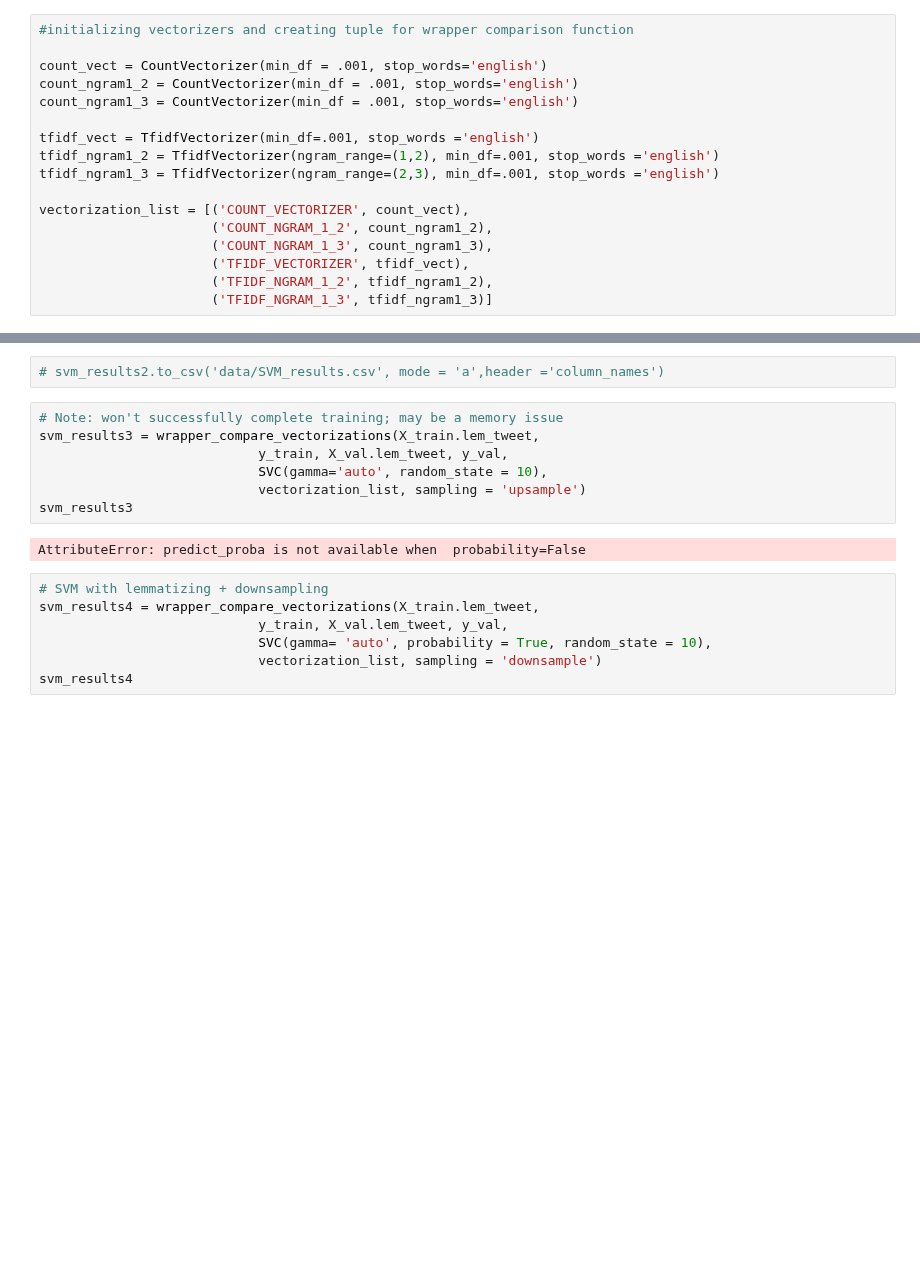
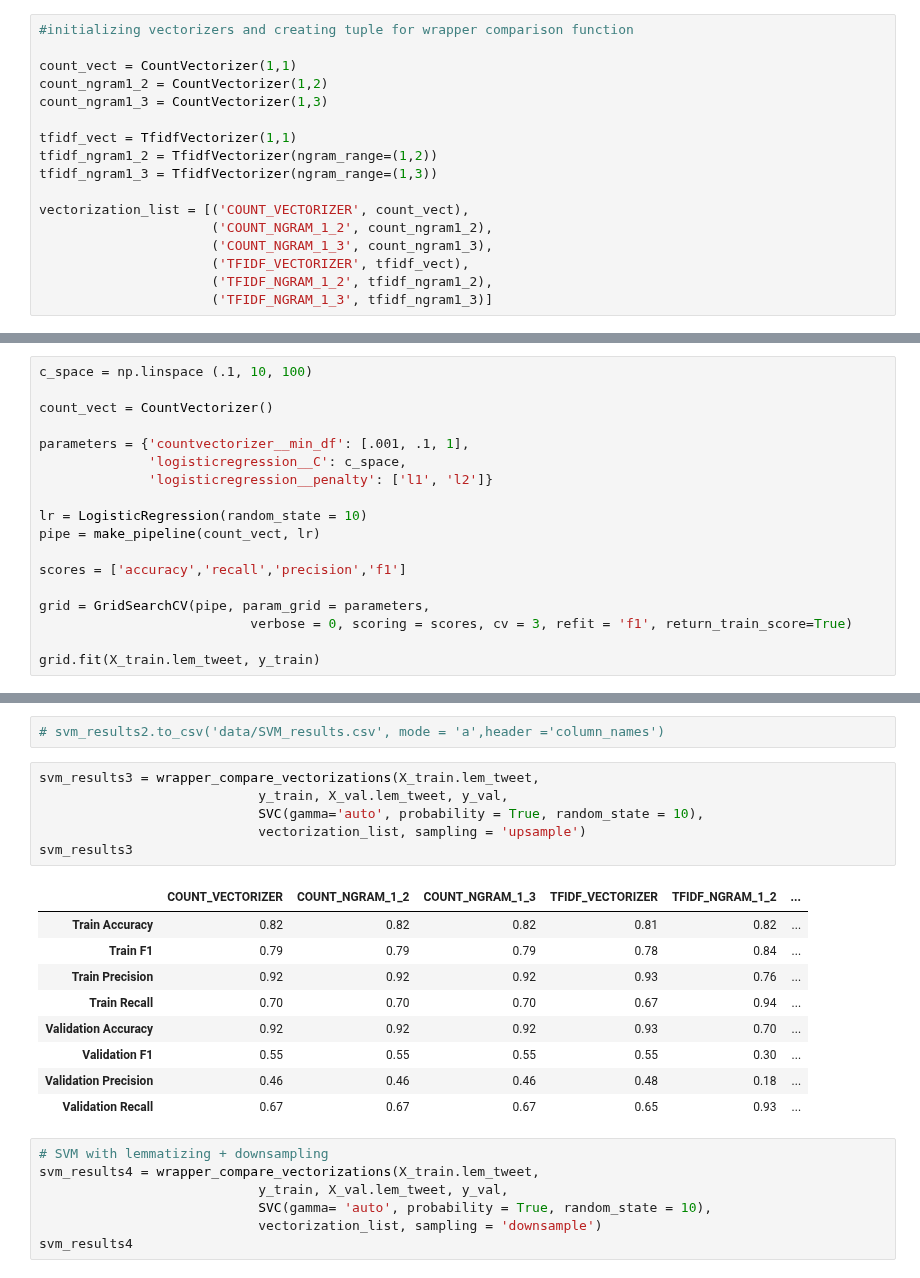
Before and after one commit to mguptaphd/Twitter-Hate-Classification-Project, a Jupyter notebook: Preliminary_Model_Comparisons.ipynb, the cells around one changed output, grey strips where cells are left out. Saved outputs shown, nothing was run; the diff lists cells and outputs as text; blank space fills up the shorter version.

```diff
--- a/Preliminary_Model_Comparisons.ipynb
+++ b/Preliminary_Model_Comparisons.ipynb
@@ -86,13 +86,13 @@ X_train, X_val, y_train, y_val = train_test_split(X_model, y_model, stratify = y
 # %%
 #initializing vectorizers and creating tuple for wrapper comparison function
 
-count_vect = CountVectorizer(min_df = .001, stop_words='english')
-count_ngram1_2 = CountVectorizer(min_df = .001, stop_words='english')
-count_ngram1_3 = CountVectorizer(min_df = .001, stop_words='english')
+count_vect = CountVectorizer(1,1)
+count_ngram1_2 = CountVectorizer(1,2)
+count_ngram1_3 = CountVectorizer(1,3)
 
-tfidf_vect = TfidfVectorizer(min_df=.001, stop_words ='english')
-tfidf_ngram1_2 = TfidfVectorizer(ngram_range=(1,2), min_df=.001, stop_words ='english')
-tfidf_ngram1_3 = TfidfVectorizer(ngram_range=(2,3), min_df=.001, stop_words ='english')
+tfidf_vect = TfidfVectorizer(1,1)
+tfidf_ngram1_2 = TfidfVectorizer(ngram_range=(1,2))
+tfidf_ngram1_3 = TfidfVectorizer(ngram_range=(1,3))
 
 vectorization_list = [('COUNT_VECTORIZER', count_vect),
                       ('COUNT_NGRAM_1_2', count_ngram1_2),
@@ -341,0 +472,18 @@ lr_results5.to_csv('data/LR_results.csv',mode = 'a',header ='column_names')
+# %%
+c_space = np.linspace (.1, 10, 100)
+
+count_vect = CountVectorizer()
+
+parameters = {'countvectorizer__min_df': [.001, .1, 1],
+              'logisticregression__C': c_space,
+              'logisticregression__penalty': ['l1', 'l2']}
+
+lr = LogisticRegression(random_state = 10)
+pipe = make_pipeline(count_vect, lr)
+
+scores = ['accuracy','recall','precision','f1']
+
+grid = GridSearchCV(pipe, param_grid = parameters,
+                           verbose = 0, scoring = scores, cv = 3, refit = 'f1', return_train_score=True)
+
+grid.fit(X_train.lem_tweet, y_train)
@@ -530,14 +699,21 @@ svm_results2
 # %%
 # svm_results2.to_csv('data/SVM_results.csv', mode = 'a',header ='column_names')
 # %%
-# Note: won't successfully complete training; may be a memory issue
 svm_results3 = wrapper_compare_vectorizations(X_train.lem_tweet,
                             y_train, X_val.lem_tweet, y_val,
-                            SVC(gamma='auto', random_state = 10),
+                            SVC(gamma='auto', probability = True, random_state = 10),
                             vectorization_list, sampling = 'upsample')
 svm_results3
 # %% [output]
-AttributeError: predict_proba is not available when  probability=False
+|  | COUNT_VECTORIZER | COUNT_NGRAM_1_2 | COUNT_NGRAM_1_3 | TFIDF_VECTORIZER | TFIDF_NGRAM_1_2 | ... |
+| Train Accuracy | 0.82 | 0.82 | 0.82 | 0.81 | 0.82 | ... |
+| Train F1 | 0.79 | 0.79 | 0.79 | 0.78 | 0.84 | ... |
+| Train Precision | 0.92 | 0.92 | 0.92 | 0.93 | 0.76 | ... |
+| Train Recall | 0.70 | 0.70 | 0.70 | 0.67 | 0.94 | ... |
+| Validation Accuracy | 0.92 | 0.92 | 0.92 | 0.93 | 0.70 | ... |
+| Validation F1 | 0.55 | 0.55 | 0.55 | 0.55 | 0.30 | ... |
+| Validation Precision | 0.46 | 0.46 | 0.46 | 0.48 | 0.18 | ... |
+| Validation Recall | 0.67 | 0.67 | 0.67 | 0.65 | 0.93 | ... |
 # %%
 # SVM with lemmatizing + downsampling
 svm_results4 = wrapper_compare_vectorizations(X_train.lem_tweet,
```
Also changed, not shown: parts of 52 cells of this notebook, 3 other files.
